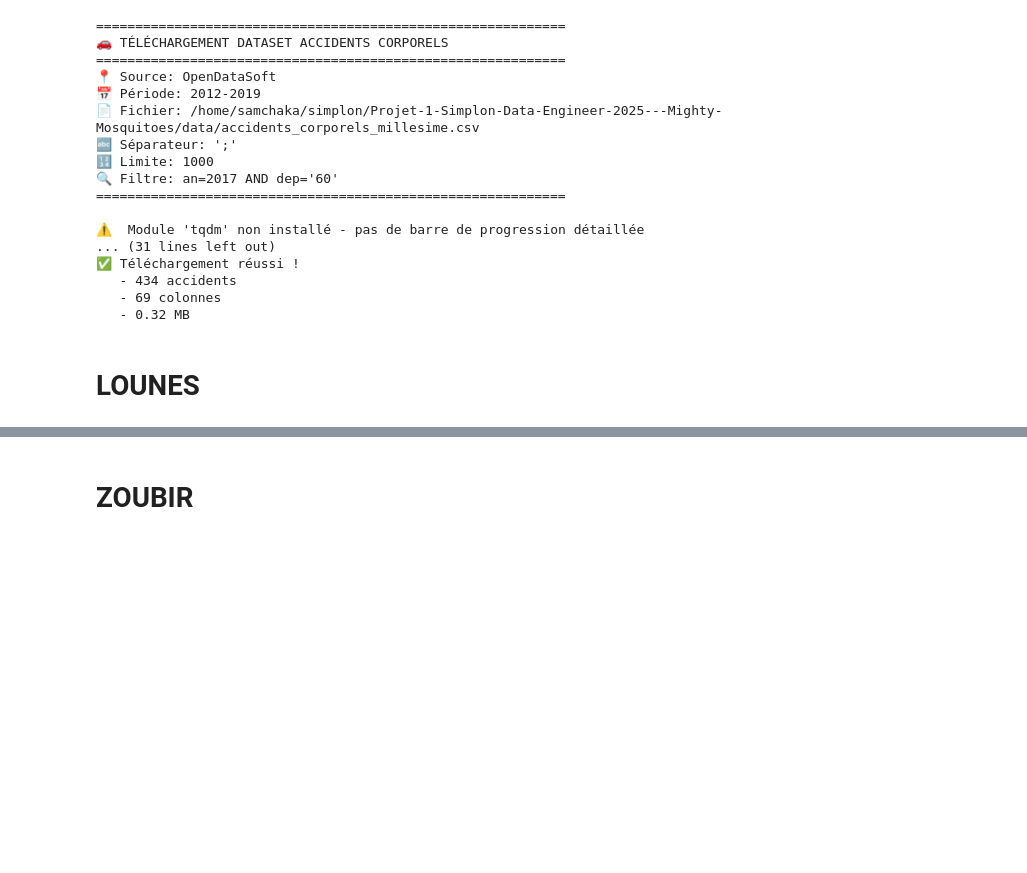
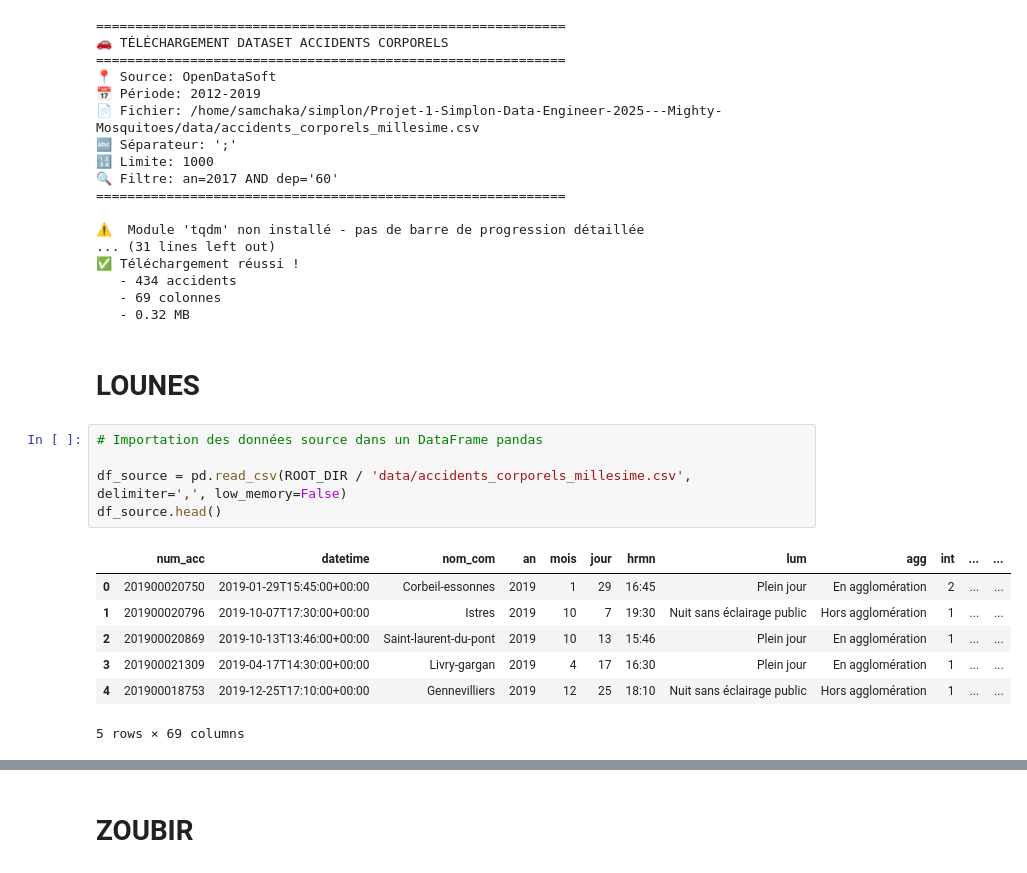
Before and after one commit to LounesAbd/Projet-1-Simplon-Data-Engineer-2025---Mighty-Mosquitoes, a Jupyter notebook: etl/etl_accidents.ipynb, the cells around one changed output, grey strips where cells are left out. Saved outputs shown, nothing was run; the diff lists cells and outputs as text; blank space fills up the shorter version.

```diff
--- a/etl/etl_accidents.ipynb
+++ b/etl/etl_accidents.ipynb
@@ -240,3 +237,16 @@ print(f"   - {stats.size_mb:.2f} MB")
    - 0.32 MB
 # %% [markdown]
 # LOUNES
+# %%
+# Importation des données source dans un DataFrame pandas
+
+df_source = pd.read_csv(ROOT_DIR / 'data/accidents_corporels_millesime.csv', delimiter=',', low_memory=False)
+df_source.head()
+# %% [output]
+|  | num_acc | datetime | nom_com | an | mois | jour | hrmn | lum | agg | int | ... | ... |
+| 0 | 201900020750 | 2019-01-29T15:45:00+00:00 | Corbeil-essonnes | 2019 | 1 | 29 | 16:45 | Plein jour | En agglomération | 2 | ... | ... |
+| 1 | 201900020796 | 2019-10-07T17:30:00+00:00 | Istres | 2019 | 10 | 7 | 19:30 | Nuit sans éclairage public | Hors agglomération | 1 | ... | ... |
+| 2 | 201900020869 | 2019-10-13T13:46:00+00:00 | Saint-laurent-du-pont | 2019 | 10 | 13 | 15:46 | Plein jour | En agglomération | 1 | ... | ... |
+| 3 | 201900021309 | 2019-04-17T14:30:00+00:00 | Livry-gargan | 2019 | 4 | 17 | 16:30 | Plein jour | En agglomération | 1 | ... | ... |
+| 4 | 201900018753 | 2019-12-25T17:10:00+00:00 | Gennevilliers | 2019 | 12 | 25 | 18:10 | Nuit sans éclairage public | Hors agglomération | 1 | ... | ... |
+5 rows × 69 columns
```
Also changed, not shown: parts of 15 cells of this notebook, 1 other file.
